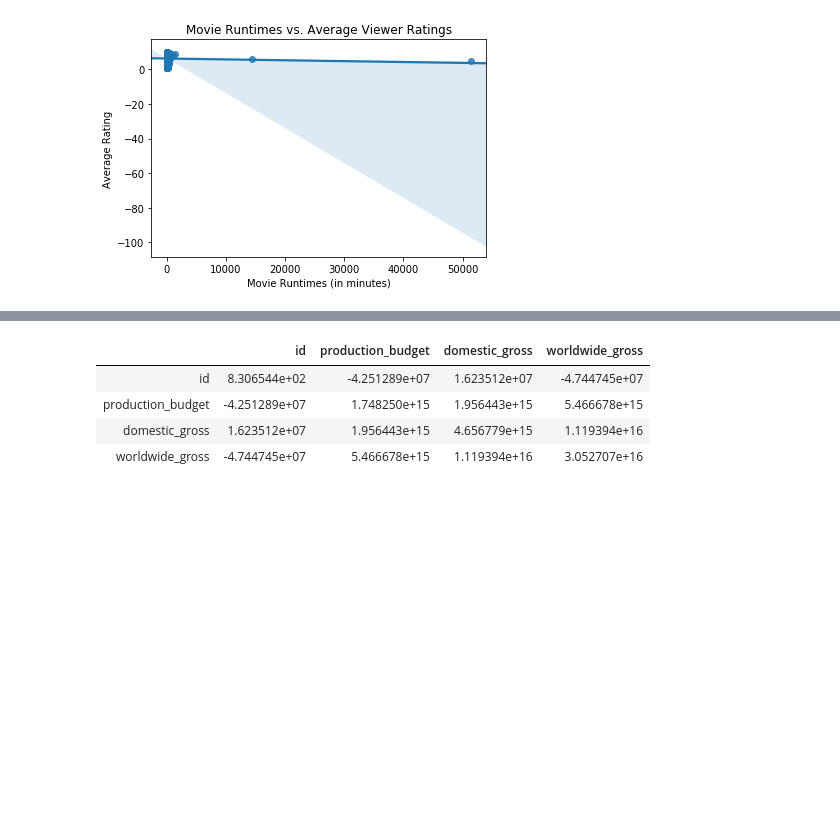
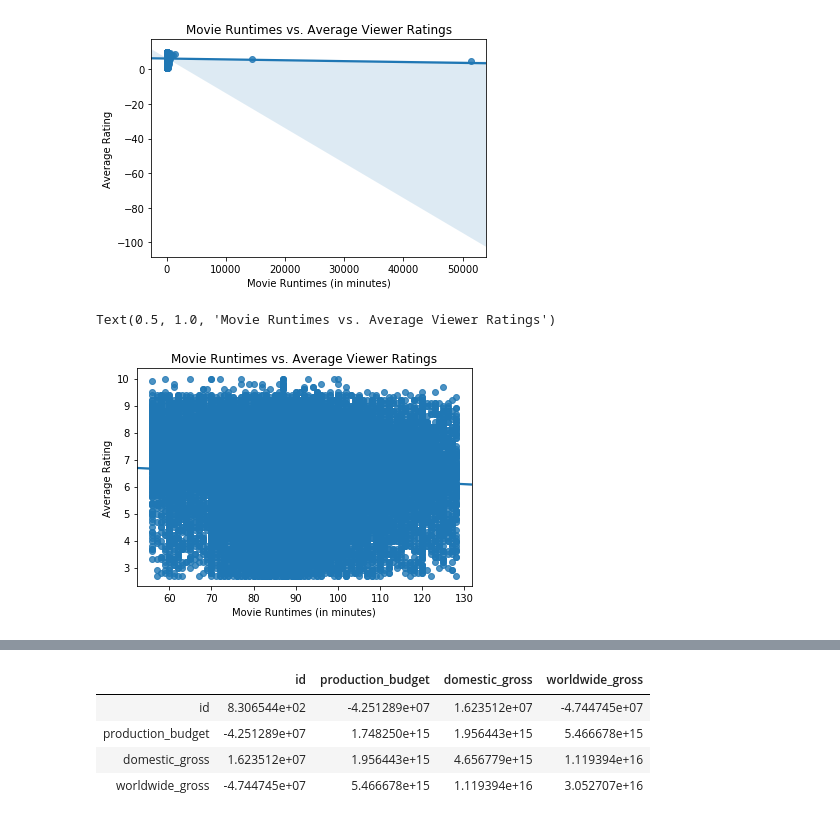
Before and after one commit to EricaSG/dsc-mod-1-project-v2-1-onl01-dtsc-ft-041320, a Jupyter notebook: student.ipynb, the cells around one changed output, grey strips where cells are left out. Cells and saved outputs as stored; diff of their text form; code cells hidden in the pictures; blank space fills up the shorter version.

```diff
--- a/student.ipynb
+++ b/student.ipynb
@@ -668,6 +667,3 @@ imdb_ratings_basics_df.describe()
 | 50% | 2014.000000 | 90.000000 | 6.500000 | 4.900000e+01 |
 | 75% | 2016.000000 | 101.000000 | 7.400000 | 2.820000e+02 |
 | max | 2019.000000 | 51420.000000 | 10.000000 | 1.841066e+06 |
-# %%
-#Remove outliers- only show ranges
-imdb_ratings_basics_df = imdb_ratings_basics_df[imdb_ratings_basics_df.between(imdb_ratings_basics_df.quantile(.15), imdb_ratings_basics_df.quantile(.75))]
@@ -675,0 +670,12 @@ AttributeError: 'DataFrame' object has no attribute 'between'
+# %%
+#Remove Outliers
+
+#Calculate IQR
+Q1 = imdb_ratings_basics_df.quantile(.25)
+Q3 = imdb_ratings_basics_df.quantile(.75)
+IQR = Q3 - Q1
+print(IQR)
+
+#Trim Outliers by IQR Score
+ratings_basics_trim_df = imdb_ratings_basics_df[~((imdb_ratings_basics_df < (Q1 - 1.5 * IQR)) |(imdb_ratings_basics_df > (Q3 + 1.5 * IQR))).any(axis=1)]
+print(ratings_basics_trim_df.shape)
@@ -698,3 +734,12 @@ plt.title('Movie Runtimes vs. Average Viewer Ratings')
 # %% [output]
 Text(0.5, 1.0, 'Movie Runtimes vs. Average Viewer Ratings')
 [figure]
+# %%
+#Regression Plot of Runtime vs Average Rating Minus Outliers
+sns.regplot(x= 'runtime_minutes', y= 'averagerating', data= ratings_basics_trim_df)
+plt.xlabel('Movie Runtimes (in minutes)')
+plt.ylabel('Average Rating')
+plt.title('Movie Runtimes vs. Average Viewer Ratings')
+# %% [output]
+Text(0.5, 1.0, 'Movie Runtimes vs. Average Viewer Ratings')
+[figure, added]
```
Also changed, not shown: parts of 15 cells of this notebook.
